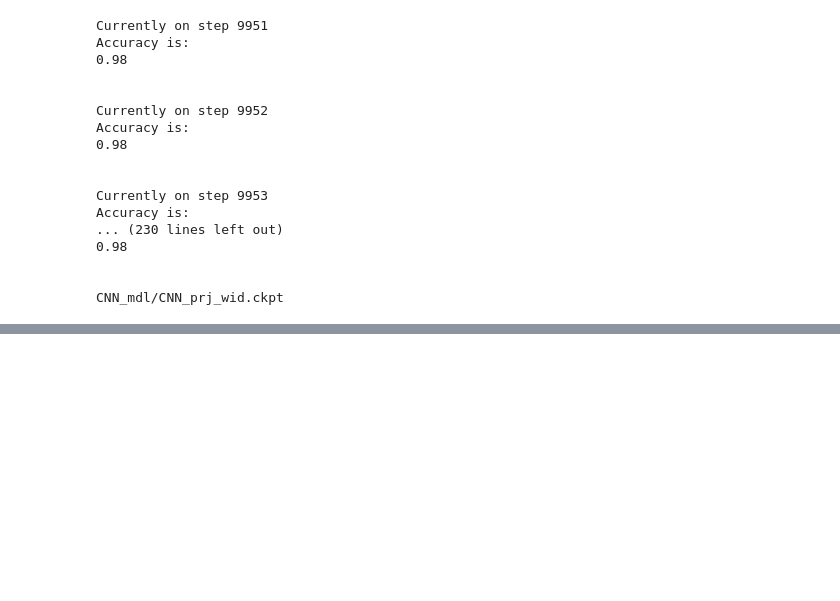
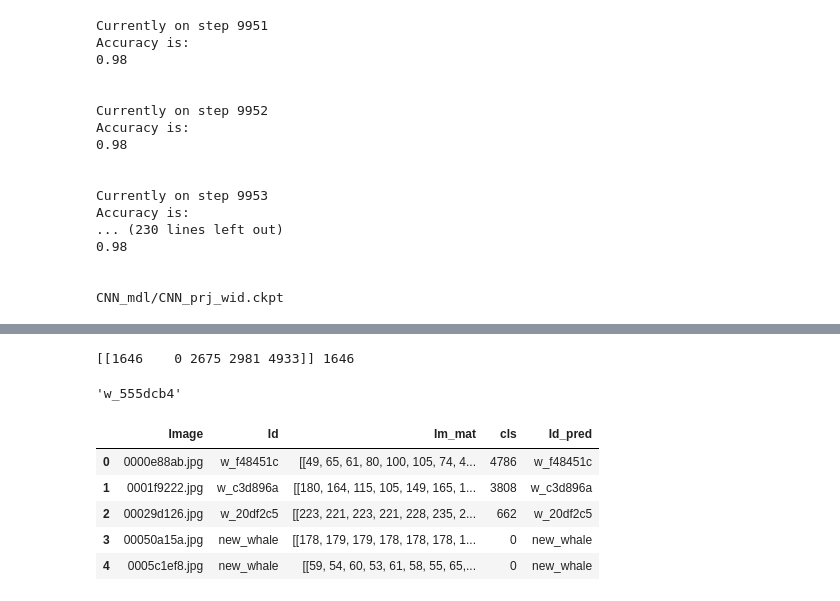
Before and after one commit to Rank1one/POC-for-CNN, a Jupyter notebook: Train_Test_NB.ipynb, the cells around one changed output, grey strips where cells are left out. Drawn from its saved outputs; the diff is of its cells as text; code cells hidden in the pictures; blank space fills up the shorter version.

```diff
--- a/Train_Test_NB.ipynb
+++ b/Train_Test_NB.ipynb
@@ -352,0 +405,5 @@ CNN_mdl/CNN_prj_wid.ckpt
+# %%
+pre_id(train_df['Im_mat'][25310])
+# %% [output]
+[[1646    0 2675 2981 4933]] 1646
+'w_555dcb4'
@@ -352,0 +412,9 @@ CNN_mdl/CNN_prj_wid.ckpt
+# %%
+train_df.head()
+# %% [output]
+|  | Image | Id | Im_mat | cls | Id_pred |
+| 0 | 0000e88ab.jpg | w_f48451c | [[49, 65, 61, 80, 100, 105, 74, 4... | 4786 | w_f48451c |
+| 1 | 0001f9222.jpg | w_c3d896a | [[180, 164, 115, 105, 149, 165, 1... | 3808 | w_c3d896a |
+| 2 | 00029d126.jpg | w_20df2c5 | [[223, 221, 223, 221, 228, 235, 2... | 662 | w_20df2c5 |
+| 3 | 00050a15a.jpg | new_whale | [[178, 179, 179, 178, 178, 178, 1... | 0 | new_whale |
+| 4 | 0005c1ef8.jpg | new_whale | [[59, 54, 60, 53, 61, 58, 55, 65,... | 0 | new_whale |
```
Also changed, not shown: parts of 20 cells of this notebook, 6 other files.
